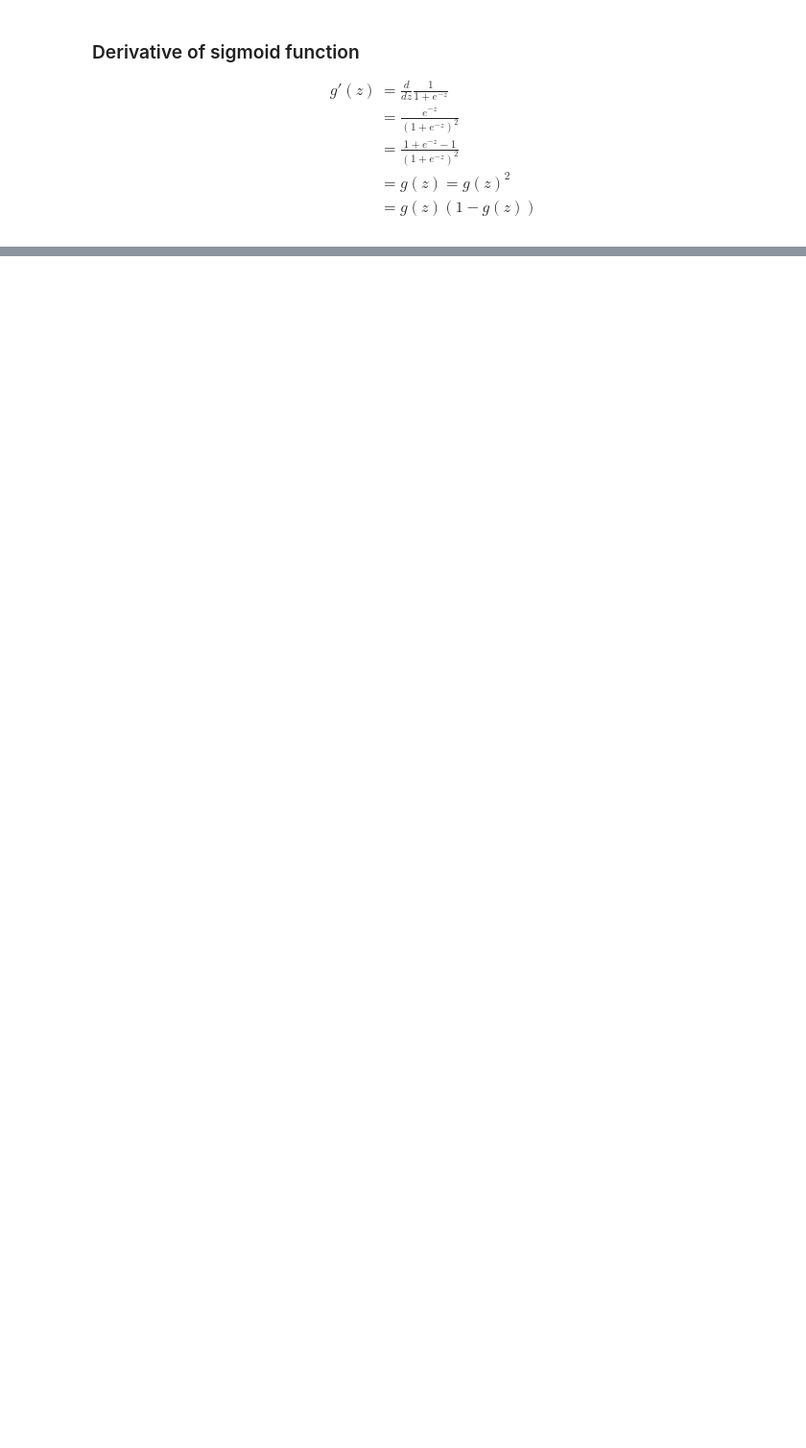
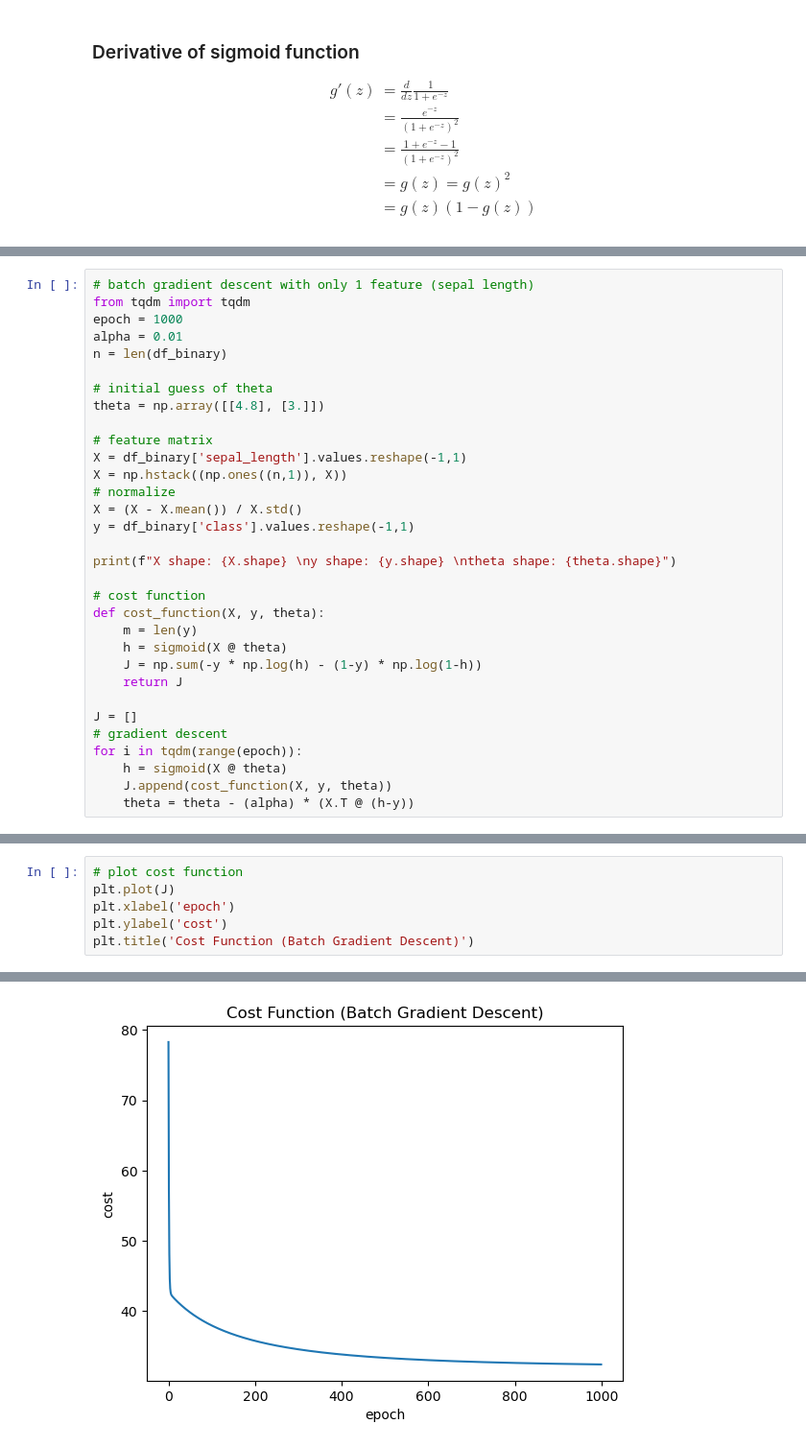
Before and after one commit to AshishSinha5/course_notes, a Jupyter notebook: cs229/chapter_2.ipynb, the cells around one changed output, grey strips where cells are left out. Shown: that part at 96% size. Saved outputs shown, nothing was run; the diff lists cells and outputs as text; blank space fills up the shorter version.

```diff
--- a/cs229/chapter_2.ipynb
+++ b/cs229/chapter_2.ipynb
@@ -52,0 +111,32 @@ $$
+# %%
+# batch gradient descent with only 1 feature (sepal length)
+from tqdm import tqdm
+epoch = 1000
+alpha = 0.01
+n = len(df_binary)
+
+# initial guess of theta
+theta = np.array([[4.8], [3.]])
+
+# feature matrix
+X = df_binary['sepal_length'].values.reshape(-1,1)
+X = np.hstack((np.ones((n,1)), X))
+# normalize
+X = (X - X.mean()) / X.std()
+y = df_binary['class'].values.reshape(-1,1)
+
+print(f"X shape: {X.shape} \ny shape: {y.shape} \ntheta shape: {theta.shape}")
+
+# cost function
+def cost_function(X, y, theta):
+    m = len(y)
+    h = sigmoid(X @ theta)
+    J = np.sum(-y * np.log(h) - (1-y) * np.log(1-h))
+    return J
+
+J = []
+# gradient descent
+for i in tqdm(range(epoch)):
+    h = sigmoid(X @ theta)
+    J.append(cost_function(X, y, theta))
+    theta = theta - (alpha) * (X.T @ (h-y))
@@ -52,0 +152,7 @@ $$
+# %%
+# plot cost function
+plt.plot(J)
+plt.xlabel('epoch')
+plt.ylabel('cost')
+plt.title('Cost Function (Batch Gradient Descent)')
+# %% [output]
@@ -52,0 +160 @@ $$
+[figure, added]
```
Also changed, not shown: parts of 11 cells of this notebook.
